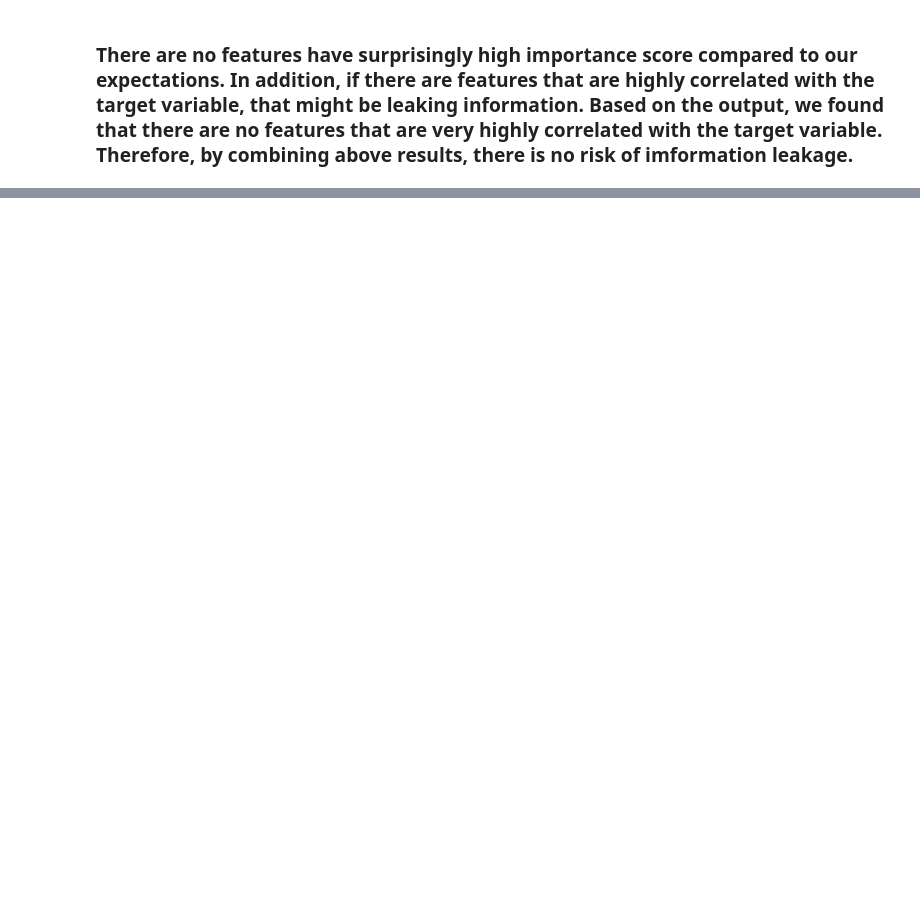
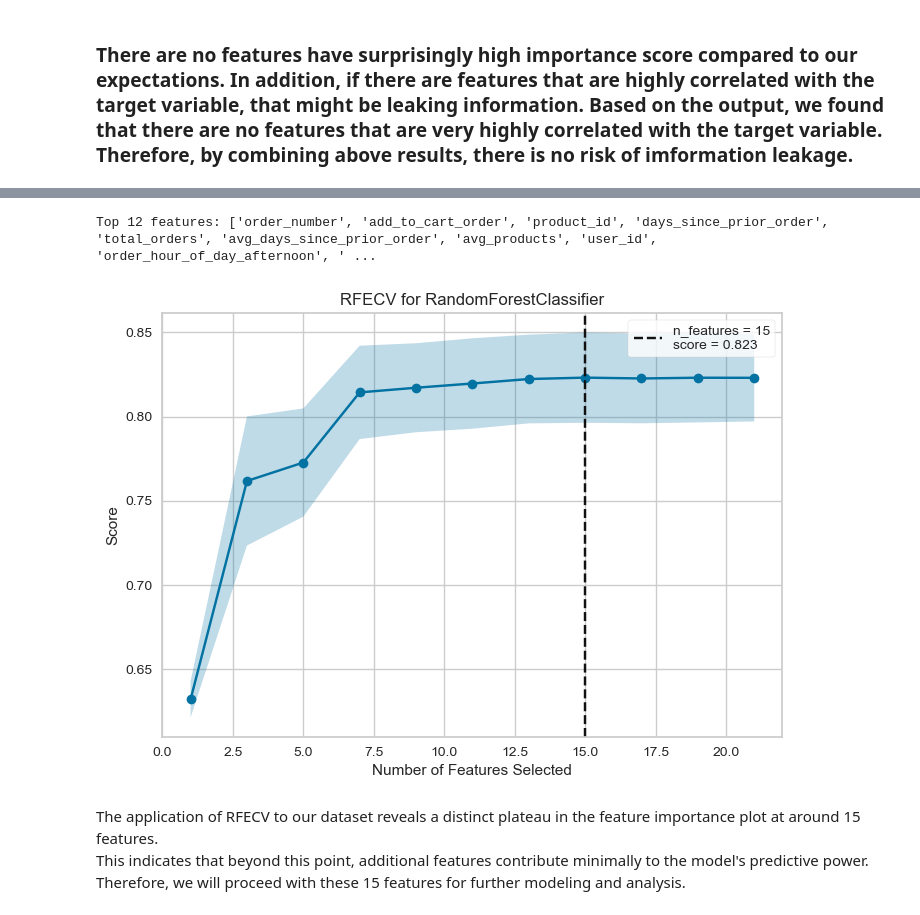
Before and after one commit to McGill-MMA-EnterpriseAnalytics/Instacart-Market-Basket-Analysis, a Jupyter notebook: Distribution Shift & Imbalanced Datasets & Correlations & Information Leakage.ipynb, the cells around one changed output, grey strips where cells are left out. Cells and saved outputs as stored; diff of their text form; code cells hidden in the pictures; blank space fills up the shorter version.

```diff
--- a/Distribution Shift & Imbalanced Datasets & Correlations & Information Leakage.ipynb
+++ b/Distribution Shift & Imbalanced Datasets & Correlations & Information Leakage.ipynb
@@ -271,0 +377,31 @@ plt.show()
+# %%
+top_20_features = feature_importance_df.head(20)
+# %%
+from yellowbrick.features import RFECV
+from sklearn.ensemble import RandomForestClassifier
+
+selected_cols = top_20_features['Feature'].tolist()
+
+visualizer = RFECV(RandomForestClassifier(), step=2, cv=3, n_jobs=-1)
+
+# Fit the visualizer on the training data
+visualizer.fit(X_train[selected_cols], y_train)
+
+# Get the ranking of the features
+ranking = visualizer.ranking_
+
+top_12_idx = [i for i, x in enumerate(ranking) if x in range(1, 13)]
+top_12_features = [selected_cols[i] for i in top_12_idx]
+print("Top 12 features:", top_12_features[0:13])
+
+
+
+visualizer.show()
+plt.show()
+# %% [output]
+Top 12 features: ['order_number', 'add_to_cart_order', 'product_id', 'days_since_prior_order', 'total_orders', 'avg_days_since_prior_order', 'avg_products', 'user_id', 'order_hour_of_day_afternoon', ' ...
+[figure, added]
+# %% [markdown]
+The application of RFECV to our dataset reveals a distinct plateau in the feature importance plot at around 15 features.
+This indicates that beyond this point, additional features contribute minimally to the model's predictive power.
+Therefore, we will proceed with these 15 features for further modeling and analysis.
```
Also changed, not shown: parts of 19 cells of this notebook.
